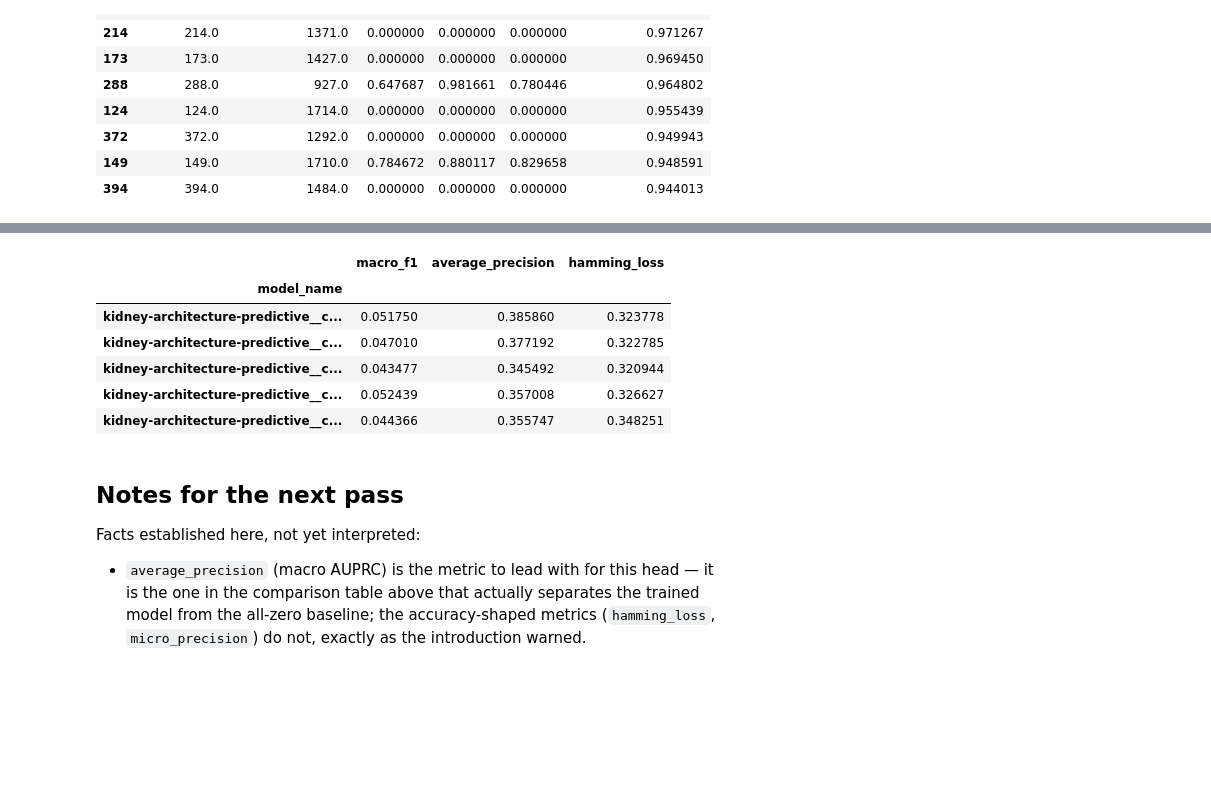
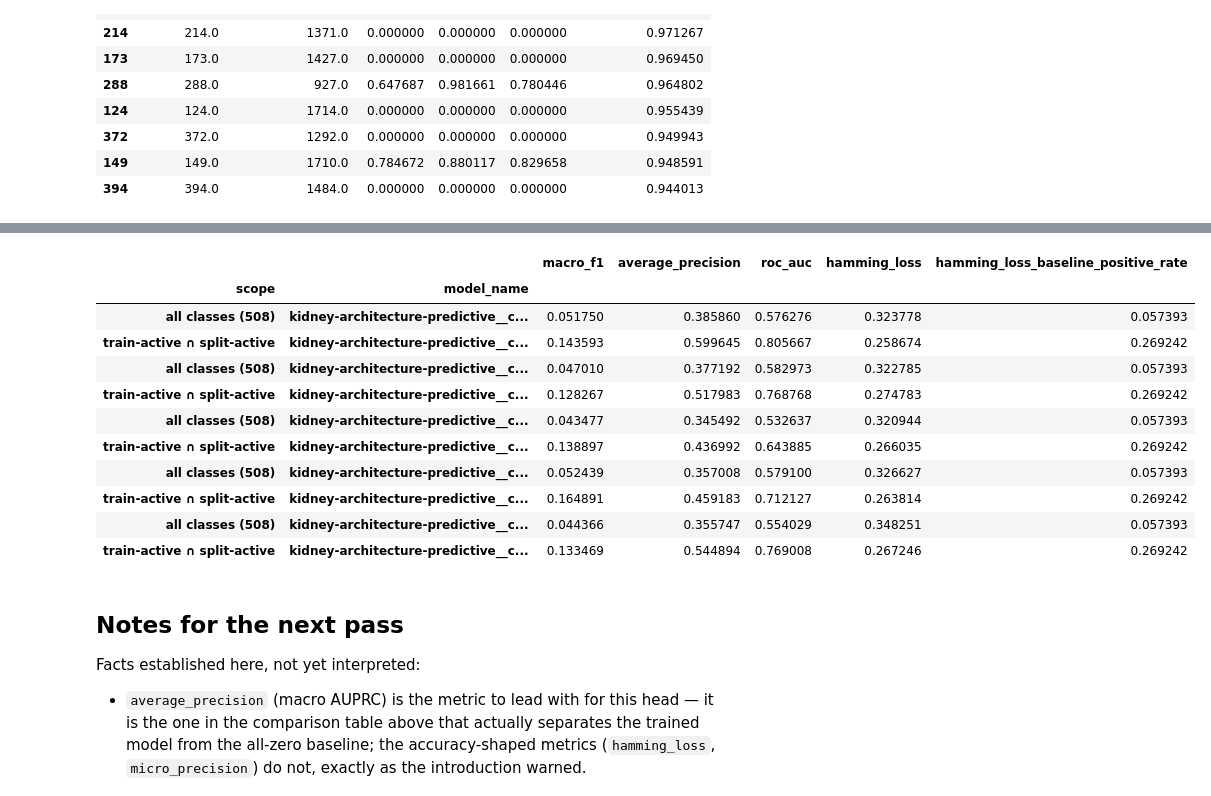
Before and after one commit to maxi7524/MSIAutoEncoderWrapper, a Jupyter notebook: assets/experiments/08_26/23_08_26_architecture_predictive/notebooks/part_2_prediction_metrics_bce.ipynb, the cells around one changed output, grey strips where cells are left out. Cells and saved outputs as stored; diff of their text form; code cells hidden in the pictures; blank space fills up the shorter version.

```diff
--- a/assets/experiments/08_26/23_08_26_architecture_predictive/notebooks/part_2_prediction_metrics_bce.ipynb
+++ b/assets/experiments/08_26/23_08_26_architecture_predictive/notebooks/part_2_prediction_metrics_bce.ipynb
@@ -353,17 +582,27 @@ def zero_baseline_logits(shape: tuple[int, int]) -> np.ndarray:
     return np.full(shape, -30.0, dtype=np.float32)  # sigmoid(-30) ~ 9e-14, avoids exp() overflow warning
 
 
+test_positive_count_per_class = (results[MODEL_NAMES[0]]["targets"] * results[MODEL_NAMES[0]]["mask"]).sum(axis=0)
+test_active_class_mask = test_positive_count_per_class > 0
+test_fair_mask = train_active_class_mask & test_active_class_mask
+print(
+    f"train-active ∩ test-active: {int(test_fair_mask.sum())}/{test_fair_mask.shape[0]} classes are both "
+    "learnable and have test ground truth to score against"
+)
+
 baseline_rows = []
 model_rows = []
 for model_name, result in results.items():
-    baseline_metrics = evaluate_head(
-        zero_baseline_logits(result["logits"].shape), result["targets"], "multi_label", result["mask"], THRESHOLD
-    )
-    model_metrics = evaluate_head(
-        result["logits"], result["targets"], "multi_label", result["mask"], THRESHOLD
-    )
-    baseline_rows.append({"model_name": model_name, **baseline_metrics})
-    model_rows.append({"model_name": model_name, **model_metrics})
+    for scope_name, class_selector in ((ALL_CLASSES_SCOPE, slice(None)), (TRAIN_ACTIVE_SCOPE, test_fair_mask)):
+        scoped_logits = result["logits"][:, class_selector]
+        scoped_targets = result["targets"][:, class_selector]
+        scoped_mask = result["mask"][:, class_selector]
+        baseline_metrics = evaluate_head(
+            zero_baseline_logits(scoped_logits.shape), scoped_targets, "multi_label", scoped_mask, THRESHOLD
+        )
+        model_metrics = evaluate_head(scoped_logits, scoped_targets, "multi_label", scoped_mask, THRESHOLD)
+        baseline_rows.append({"model_name": model_name, "scope": scope_name, **baseline_metrics})
+        model_rows.append({"model_name": model_name, "scope": scope_name, **model_metrics})
 
 comparison = pd.concat(
     [
@@ -371,6 +610,6 @@ comparison = pd.concat(
         pd.DataFrame(model_rows).assign(predictor="trained model"),
     ],
     ignore_index=True,
-).set_index(["predictor", "model_name"])
+).set_index(["predictor", "scope", "model_name"])
 comparison
 # %% [output]
@@ -460,13 +734,18 @@ noisy enough that a single-repetition read (e.g. only rep 0 above) would be misl
 # %%
-comparison.loc["trained model"][["macro_f1", "average_precision", "hamming_loss"]]
+comparison.loc["trained model"][["macro_f1", "average_precision", "roc_auc", "hamming_loss", "hamming_loss_baseline_positive_rate"]]
 # %% [output]
-|  | macro_f1 | average_precision | hamming_loss |
-| model_name |  |  |  |
-| kidney-architecture-predictive__c... | 0.051750 | 0.385860 | 0.323778 |
-| kidney-architecture-predictive__c... | 0.047010 | 0.377192 | 0.322785 |
-| kidney-architecture-predictive__c... | 0.043477 | 0.345492 | 0.320944 |
-| kidney-architecture-predictive__c... | 0.052439 | 0.357008 | 0.326627 |
-| kidney-architecture-predictive__c... | 0.044366 | 0.355747 | 0.348251 |
+|  |  | macro_f1 | average_precision | roc_auc | hamming_loss | hamming_loss_baseline_positive_rate |
+| scope | model_name |  |  |  |  |  |
+| all classes (508) | kidney-architecture-predictive__c... | 0.051750 | 0.385860 | 0.576276 | 0.323778 | 0.057393 |
+| train-active ∩ split-active | kidney-architecture-predictive__c... | 0.143593 | 0.599645 | 0.805667 | 0.258674 | 0.269242 |
+| all classes (508) | kidney-architecture-predictive__c... | 0.047010 | 0.377192 | 0.582973 | 0.322785 | 0.057393 |
+| train-active ∩ split-active | kidney-architecture-predictive__c... | 0.128267 | 0.517983 | 0.768768 | 0.274783 | 0.269242 |
+| all classes (508) | kidney-architecture-predictive__c... | 0.043477 | 0.345492 | 0.532637 | 0.320944 | 0.057393 |
+| train-active ∩ split-active | kidney-architecture-predictive__c... | 0.138897 | 0.436992 | 0.643885 | 0.266035 | 0.269242 |
+| all classes (508) | kidney-architecture-predictive__c... | 0.052439 | 0.357008 | 0.579100 | 0.326627 | 0.057393 |
+| train-active ∩ split-active | kidney-architecture-predictive__c... | 0.164891 | 0.459183 | 0.712127 | 0.263814 | 0.269242 |
+| all classes (508) | kidney-architecture-predictive__c... | 0.044366 | 0.355747 | 0.554029 | 0.348251 | 0.057393 |
+| train-active ∩ split-active | kidney-architecture-predictive__c... | 0.133469 | 0.544894 | 0.769008 | 0.267246 | 0.269242 |
 # %% [markdown]
 ## Notes for the next pass
 
```
Also changed, not shown: parts of 22 cells of this notebook, 48 other files.
